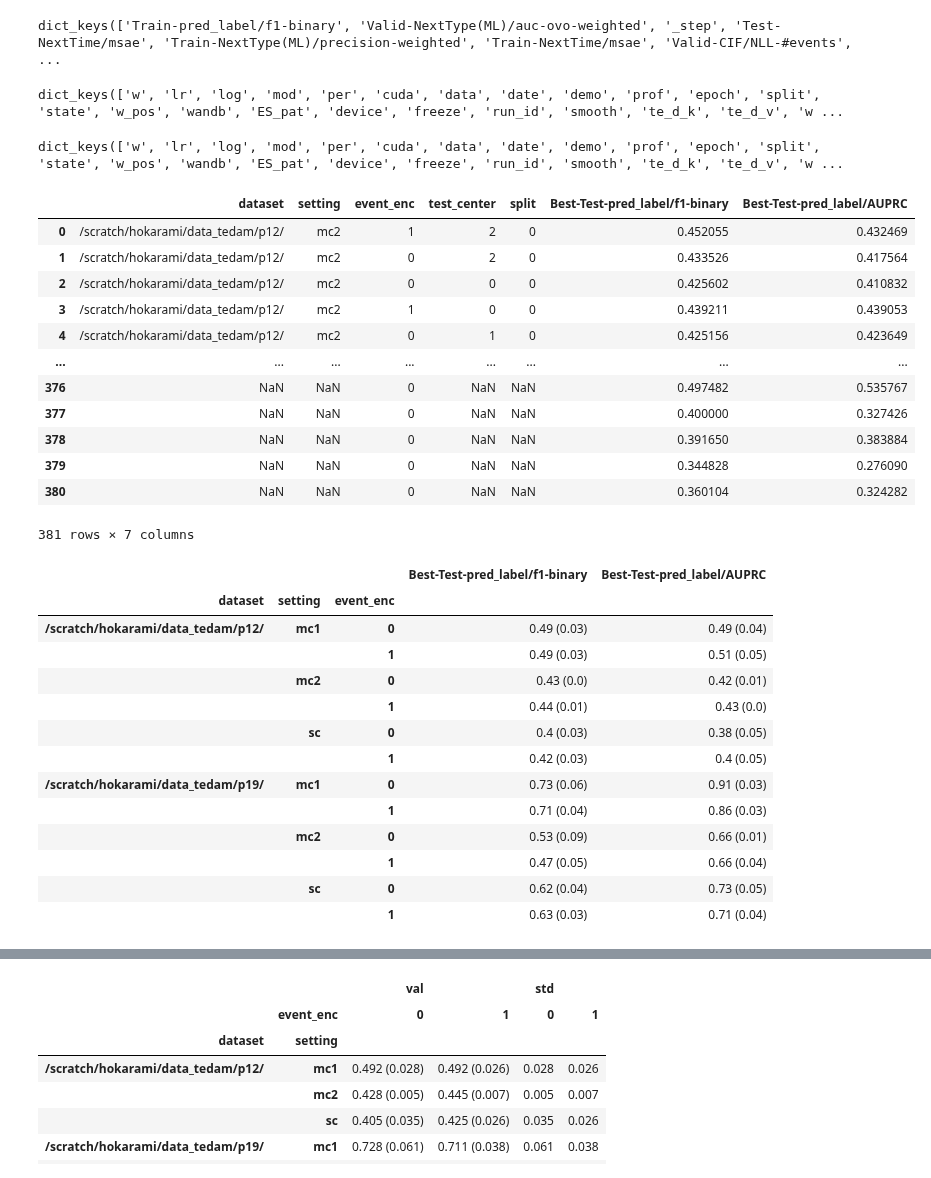
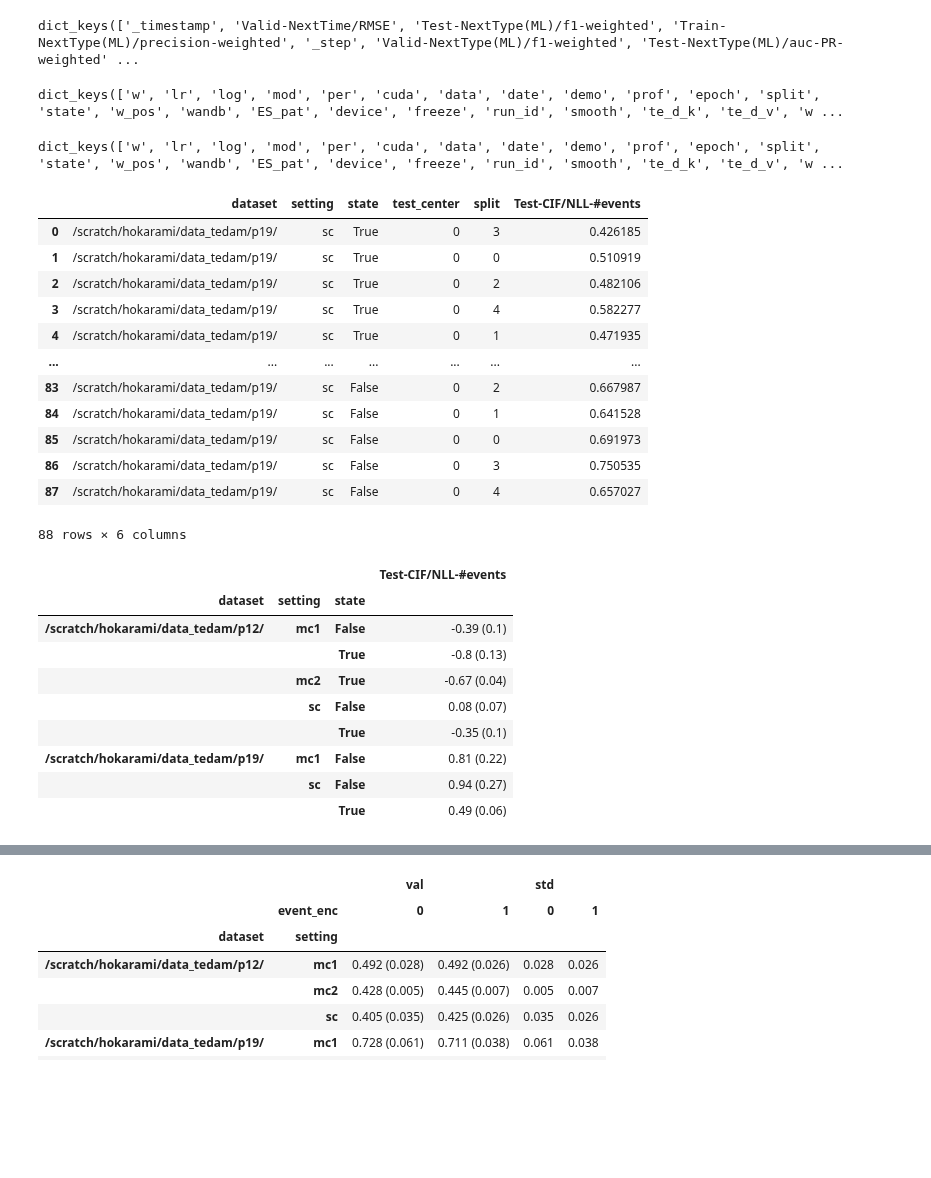
Before and after one commit to hojjatkarami/tedam2, a Jupyter notebook: jup_res.ipynb, the cells around one changed output, grey strips where cells are left out. Saved outputs shown, nothing was run; the diff lists cells and outputs as text; code cells hidden in the pictures; blank space fills up the shorter version.

```diff
--- a/jup_res.ipynb
+++ b/jup_res.ipynb
@@ -55,0 +40,4 @@ runs_df
+# %%
+q = runs_df['name'].str.contains('\[CIF-')
+runs_df = runs_df[q]
+runs_df
@@ -58,66 +60,67 @@ runs_df
 runs_df.iloc[0].summary.keys()
 runs_df.iloc[0].config.keys()
 # %% [output]
-dict_keys(['Train-pred_label/f1-binary', 'Valid-NextType(ML)/auc-ovo-weighted', '_step', 'Test-NextTime/msae', 'Train-NextType(ML)/precision-weighted', 'Train-NextTime/msae', 'Valid-CIF/NLL-#events',  ...
+dict_keys(['_timestamp', 'Valid-NextTime/RMSE', 'Test-NextType(ML)/f1-weighted', 'Train-NextType(ML)/precision-weighted', '_step', 'Valid-NextType(ML)/f1-weighted', 'Test-NextType(ML)/auc-PR-weighted' ...
 dict_keys(['w', 'lr', 'log', 'mod', 'per', 'cuda', 'data', 'date', 'demo', 'prof', 'epoch', 'split', 'state', 'w_pos', 'wandb', 'ES_pat', 'device', 'freeze', 'run_id', 'smooth', 'te_d_k', 'te_d_v', 'w ...
 # %%
+i_by =['dataset','setting','state']
+i_metric = ['Best-Test-pred_label/f1-binary','Best-Test-pred_label/AUPRC']
+i_metric = ['Test-CIF/NLL-#events']
+
+
+
 runs_df.iloc[0].config.keys()
 
 d_name = [x for x in runs_df.name]
 
 df_config = pd.DataFrame(   [{k:v for k,v in x.items()} for x in runs_df.config]    )
 
 df_summary = pd.DataFrame(   [{k:v for k,v in x.items()} for x in runs_df.summary]    )
 
 df = pd.concat([df_config, df_summary],axis=1)
 # df.name = runs_df.name
-df = df[['dataset','setting','event_enc','test_center','split']+['Best-Test-pred_label/f1-binary','Best-Test-pred_label/AUPRC']]
+df = df[i_by + ['test_center','split']+i_metric]
 df
 
 
-i_by =['dataset','setting','event_enc']
-i_metric = ['Best-Test-pred_label/f1-binary','Best-Test-pred_label/AUPRC']
+
 
 a0 = df.groupby(i_by)[i_metric].size().rename('runs')
 
 a1 = df.groupby(i_by)[i_metric].aggregate(['mean','std']).round(3)
 
 a1 = df.groupby(i_by)[i_metric].aggregate(lambda x:str(round(x.mean(),2))  + ' (' + str(round(x.std(),2))  +')' )
 
 # a4 = df.groupby(i_by)[i_metric].apply(lambda x:x.round(3).tolist())   # x.round(3).tolist()
 a1
 
-a1.reset_index().pivot(index=['dataset','setting'],columns=['event_enc'])
+a1.reset_index().pivot(index=i_by[:2],columns=i_by[-1])
 
 a1
 
 a1.to_csv("aaa.csv")
 # %% [output]
 dict_keys(['w', 'lr', 'log', 'mod', 'per', 'cuda', 'data', 'date', 'demo', 'prof', 'epoch', 'split', 'state', 'w_pos', 'wandb', 'ES_pat', 'device', 'freeze', 'run_id', 'smooth', 'te_d_k', 'te_d_v', 'w ...
-|  | dataset | setting | event_enc | test_center | split | Best-Test-pred_label/f1-binary | Best-Test-pred_label/AUPRC |
-| 0 | /scratch/hokarami/data_tedam/p12/ | mc2 | 1 | 2 | 0 | 0.452055 | 0.432469 |
-| 1 | /scratch/hokarami/data_tedam/p12/ | mc2 | 0 | 2 | 0 | 0.433526 | 0.417564 |
-| 2 | /scratch/hokarami/data_tedam/p12/ | mc2 | 0 | 0 | 0 | 0.425602 | 0.410832 |
-| 3 | /scratch/hokarami/data_tedam/p12/ | mc2 | 1 | 0 | 0 | 0.439211 | 0.439053 |
-| 4 | /scratch/hokarami/data_tedam/p12/ | mc2 | 0 | 1 | 0 | 0.425156 | 0.423649 |
-| ... | ... | ... | ... | ... | ... | ... | ... |
-| 376 | NaN | NaN | 0 | NaN | NaN | 0.497482 | 0.535767 |
-| 377 | NaN | NaN | 0 | NaN | NaN | 0.400000 | 0.327426 |
-| 378 | NaN | NaN | 0 | NaN | NaN | 0.391650 | 0.383884 |
-| 379 | NaN | NaN | 0 | NaN | NaN | 0.344828 | 0.276090 |
-| 380 | NaN | NaN | 0 | NaN | NaN | 0.360104 | 0.324282 |
+|  | dataset | setting | state | test_center | split | Test-CIF/NLL-#events |
+| 0 | /scratch/hokarami/data_tedam/p19/ | sc | True | 0 | 3 | 0.426185 |
+| 1 | /scratch/hokarami/data_tedam/p19/ | sc | True | 0 | 0 | 0.510919 |
+| 2 | /scratch/hokarami/data_tedam/p19/ | sc | True | 0 | 2 | 0.482106 |
+| 3 | /scratch/hokarami/data_tedam/p19/ | sc | True | 0 | 4 | 0.582277 |
+| 4 | /scratch/hokarami/data_tedam/p19/ | sc | True | 0 | 1 | 0.471935 |
+| ... | ... | ... | ... | ... | ... | ... |
+| 83 | /scratch/hokarami/data_tedam/p19/ | sc | False | 0 | 2 | 0.667987 |
+| 84 | /scratch/hokarami/data_tedam/p19/ | sc | False | 0 | 1 | 0.641528 |
+| 85 | /scratch/hokarami/data_tedam/p19/ | sc | False | 0 | 0 | 0.691973 |
+| 86 | /scratch/hokarami/data_tedam/p19/ | sc | False | 0 | 3 | 0.750535 |
+| 87 | /scratch/hokarami/data_tedam/p19/ | sc | False | 0 | 4 | 0.657027 |
-381 rows × 7 columns
+88 rows × 6 columns
-|  |  |  | Best-Test-pred_label/f1-binary | Best-Test-pred_label/AUPRC |
-| dataset | setting | event_enc |  |  |
-| /scratch/hokarami/data_tedam/p12/ | mc1 | 0 | 0.49 (0.03) | 0.49 (0.04) |
-|  |  | 1 | 0.49 (0.03) | 0.51 (0.05) |
-|  | mc2 | 0 | 0.43 (0.0) | 0.42 (0.01) |
-|  |  | 1 | 0.44 (0.01) | 0.43 (0.0) |
-|  | sc | 0 | 0.4 (0.03) | 0.38 (0.05) |
-|  |  | 1 | 0.42 (0.03) | 0.4 (0.05) |
-| /scratch/hokarami/data_tedam/p19/ | mc1 | 0 | 0.73 (0.06) | 0.91 (0.03) |
-|  |  | 1 | 0.71 (0.04) | 0.86 (0.03) |
-|  | mc2 | 0 | 0.53 (0.09) | 0.66 (0.01) |
-|  |  | 1 | 0.47 (0.05) | 0.66 (0.04) |
-|  | sc | 0 | 0.62 (0.04) | 0.73 (0.05) |
-|  |  | 1 | 0.63 (0.03) | 0.71 (0.04) |
+|  |  |  | Test-CIF/NLL-#events |
+| dataset | setting | state |  |
+| /scratch/hokarami/data_tedam/p12/ | mc1 | False | -0.39 (0.1) |
+|  |  | True | -0.8 (0.13) |
+|  | mc2 | True | -0.67 (0.04) |
+|  | sc | False | 0.08 (0.07) |
+|  |  | True | -0.35 (0.1) |
+| /scratch/hokarami/data_tedam/p19/ | mc1 | False | 0.81 (0.22) |
+|  | sc | False | 0.94 (0.27) |
+|  |  | True | 0.49 (0.06) |
```
Also changed, not shown: parts of 3 cells of this notebook, 3 other files.
